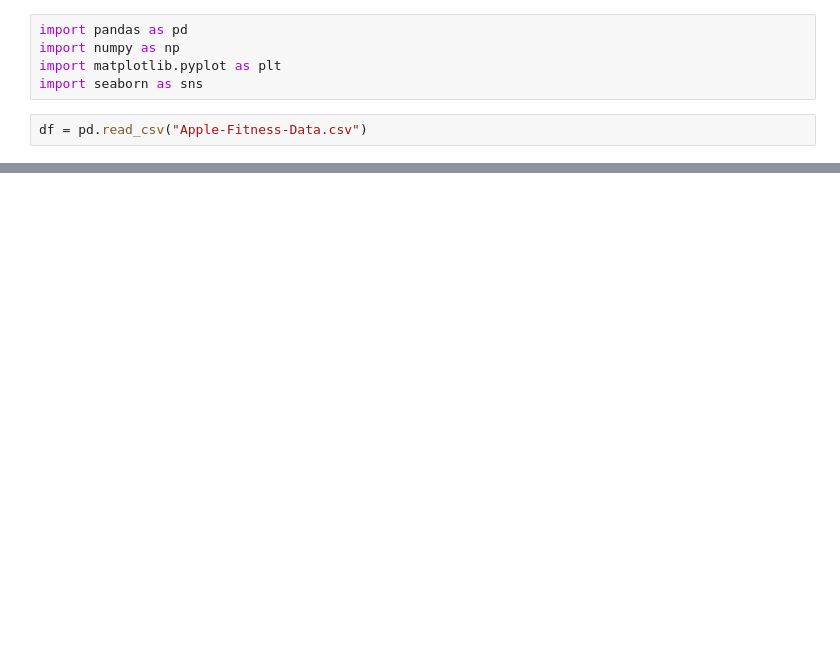
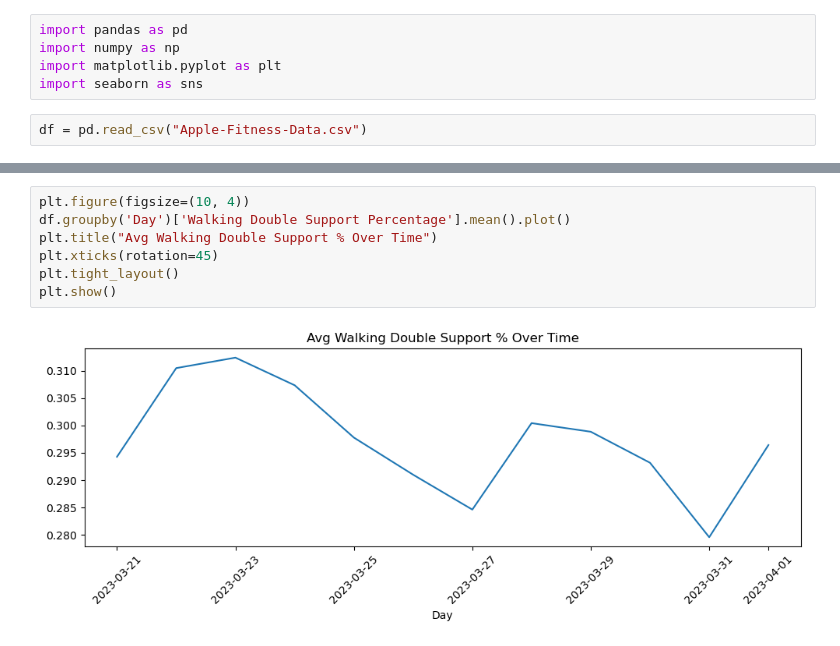
Before and after one commit to Vijay6923/election_project, a Jupyter notebook: L1_projectkb/fitness.ipynb, the cells around one changed output, grey strips where cells are left out. Saved outputs shown, nothing was run; the diff lists cells and outputs as text; blank space fills up the shorter version.

```diff
--- a/L1_projectkb/fitness.ipynb
+++ b/L1_projectkb/fitness.ipynb
@@ -7,0 +140,9 @@ df = pd.read_csv("Apple-Fitness-Data.csv")
+# %%
+plt.figure(figsize=(10, 4))
+df.groupby('Day')['Walking Double Support Percentage'].mean().plot()
+plt.title("Avg Walking Double Support % Over Time")
+plt.xticks(rotation=45)
+plt.tight_layout()
+plt.show()
+# %% [output]
+[figure, added]
```
Also changed, not shown: parts of 12 cells of this notebook.
